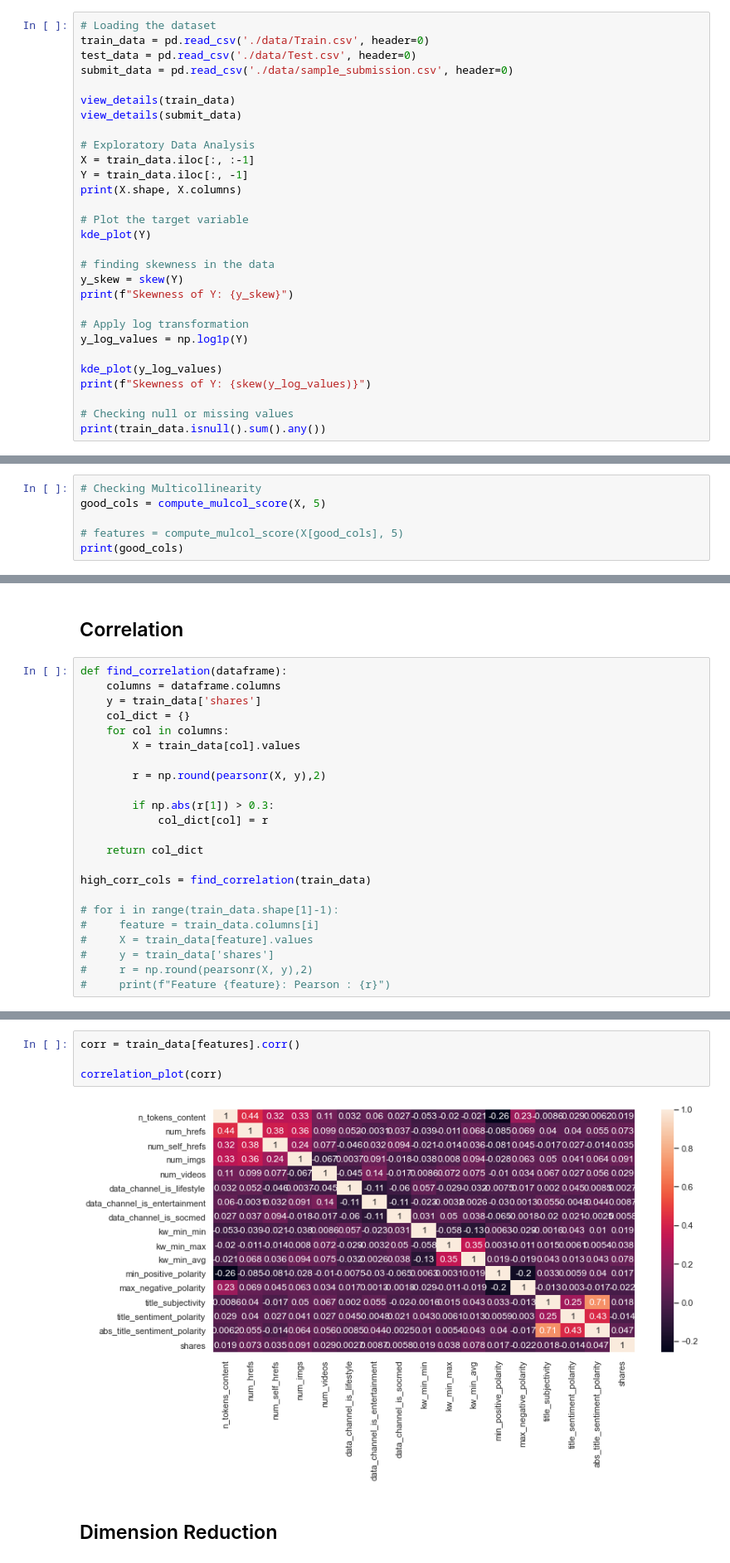
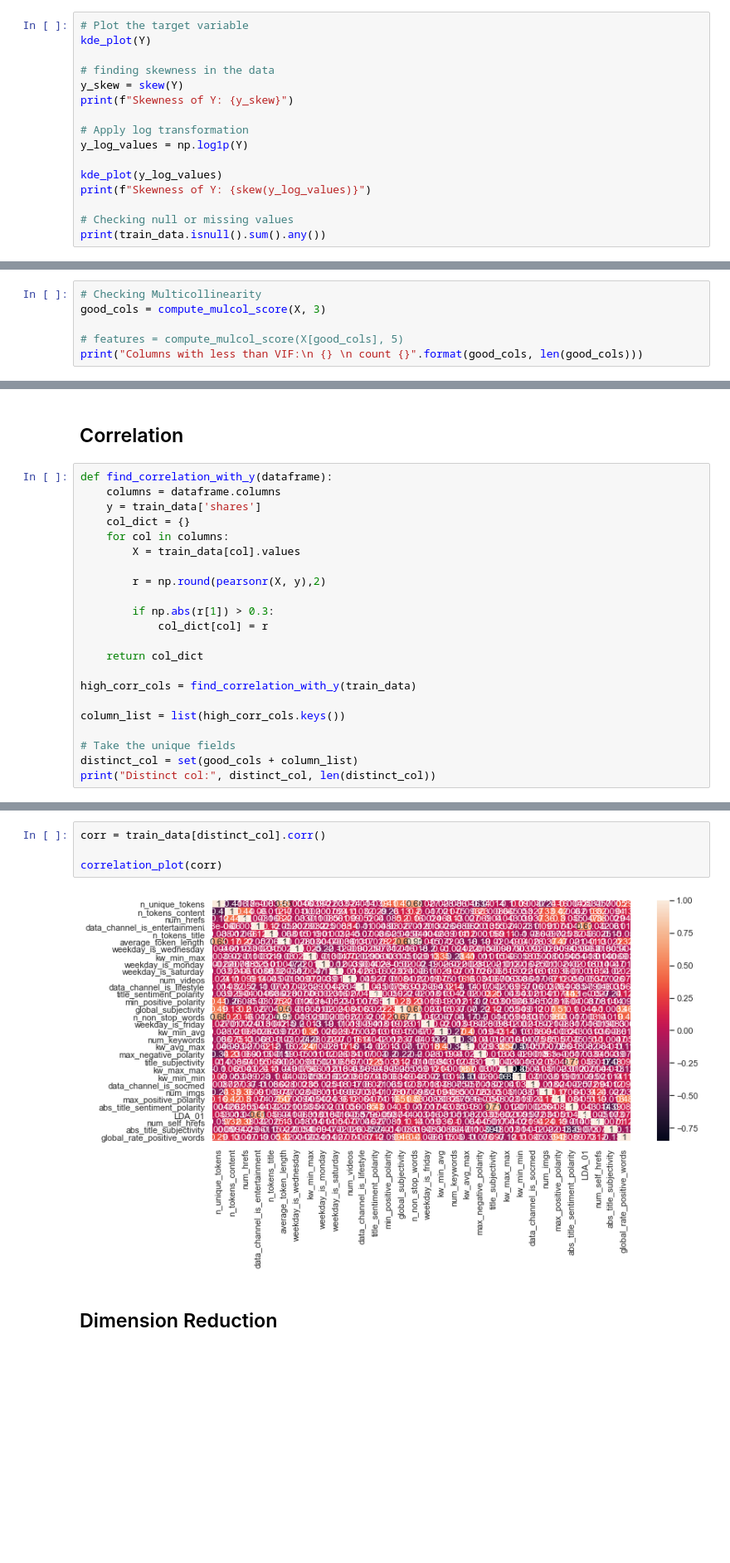
Before and after one commit to venkat-krish/machinehack, a Jupyter notebook: #14-News/#14-News Popularity Prediction.ipynb, the cells around one changed output, grey strips where cells are left out. Shown at 83% size. Saved outputs shown, nothing was run; the diff lists cells and outputs as text; blank space fills up the shorter version.

```diff
--- a/#14-News/#14-News Popularity Prediction.ipynb
+++ b/#14-News/#14-News Popularity Prediction.ipynb
@@ -69,17 +173,4 @@ def reduce_dim(data_df):
 # %%
-# Loading the dataset
-train_data = pd.read_csv('./data/Train.csv', header=0)
-test_data = pd.read_csv('./data/Test.csv', header=0)
-submit_data = pd.read_csv('./data/sample_submission.csv', header=0)
-
-view_details(train_data)
-view_details(submit_data)
-
-# Exploratory Data Analysis
-X = train_data.iloc[:, :-1]
-Y = train_data.iloc[:, -1]
-print(X.shape, X.columns)
-
 # Plot the target variable
 kde_plot(Y)
 
@@ -125,7 +203,7 @@ test_duplicates = test_data[test_data.duplicated()]
 # %%
 # Checking Multicollinearity
-good_cols = compute_mulcol_score(X, 5)
+good_cols = compute_mulcol_score(X, 3)
 
 # features = compute_mulcol_score(X[good_cols], 5)
-print(good_cols)
+print("Columns with less than VIF:\n {} \n count {}".format(good_cols, len(good_cols)))
 # %% [output]
@@ -155,7 +237,7 @@ train_data[features]
 # %% [markdown]
 ## Correlation
 # %%
-def find_correlation(dataframe):
+def find_correlation_with_y(dataframe):
     columns = dataframe.columns
     y = train_data['shares']
     col_dict = {}
@@ -169,11 +251,10 @@ def find_correlation(dataframe):
 
     return col_dict
 
-high_corr_cols = find_correlation(train_data)
+high_corr_cols = find_correlation_with_y(train_data)
 
-# for i in range(train_data.shape[1]-1):
-#     feature = train_data.columns[i]
-#     X = train_data[feature].values
-#     y = train_data['shares']
-#     r = np.round(pearsonr(X, y),2)
-#     print(f"Feature {feature}: Pearson : {r}")
+column_list = list(high_corr_cols.keys())
+
+# Take the unique fields
+distinct_col = set(good_cols + column_list)
+print("Distinct col:", distinct_col, len(distinct_col))
@@ -184,9 +267,9 @@ dict_keys(['n_unique_tokens', 'n_non_stop_words', 'average_token_length', 'num_k
 # %%
-corr = train_data[features].corr()
+corr = train_data[distinct_col].corr()
 
 correlation_plot(corr)
 # %% [output]
-[figure, old version]
+[figure, new version]
 # %% [markdown]
 ## Dimension Reduction
 # %%
```
Also changed, not shown: parts of 46 cells of this notebook, 6 other files.
